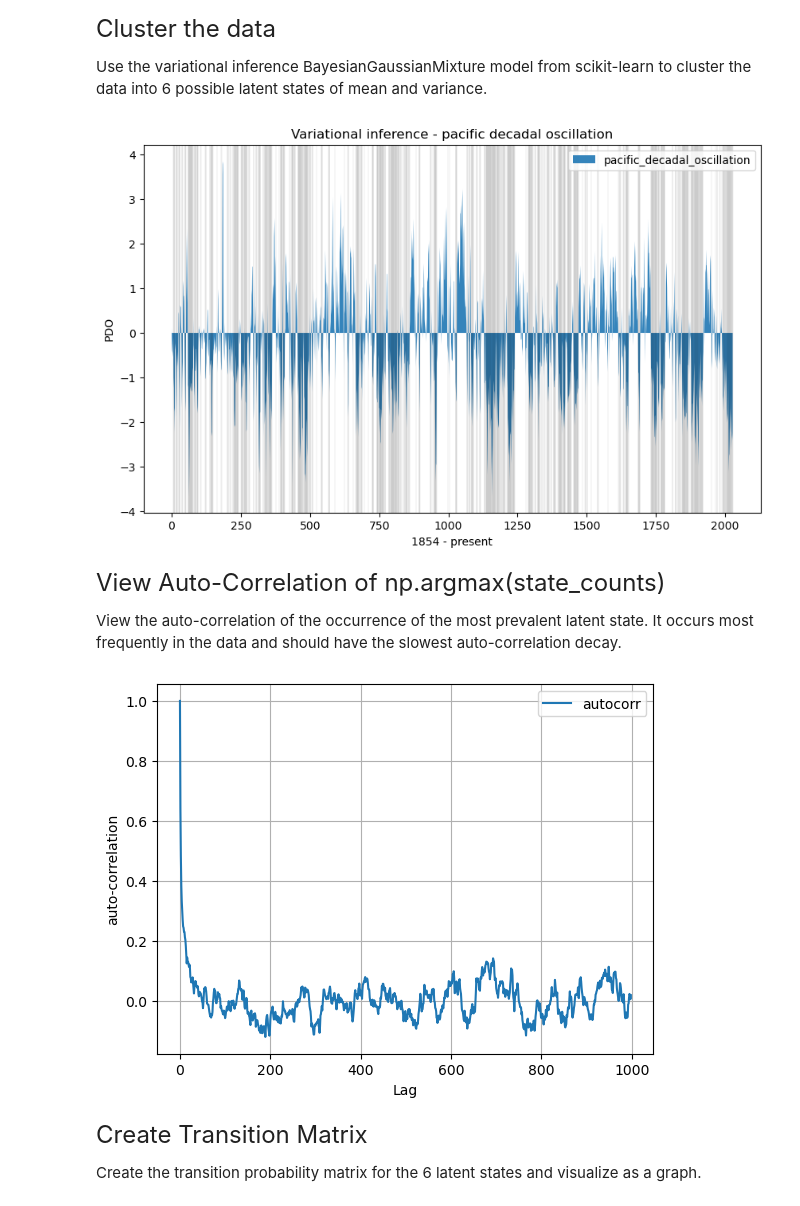
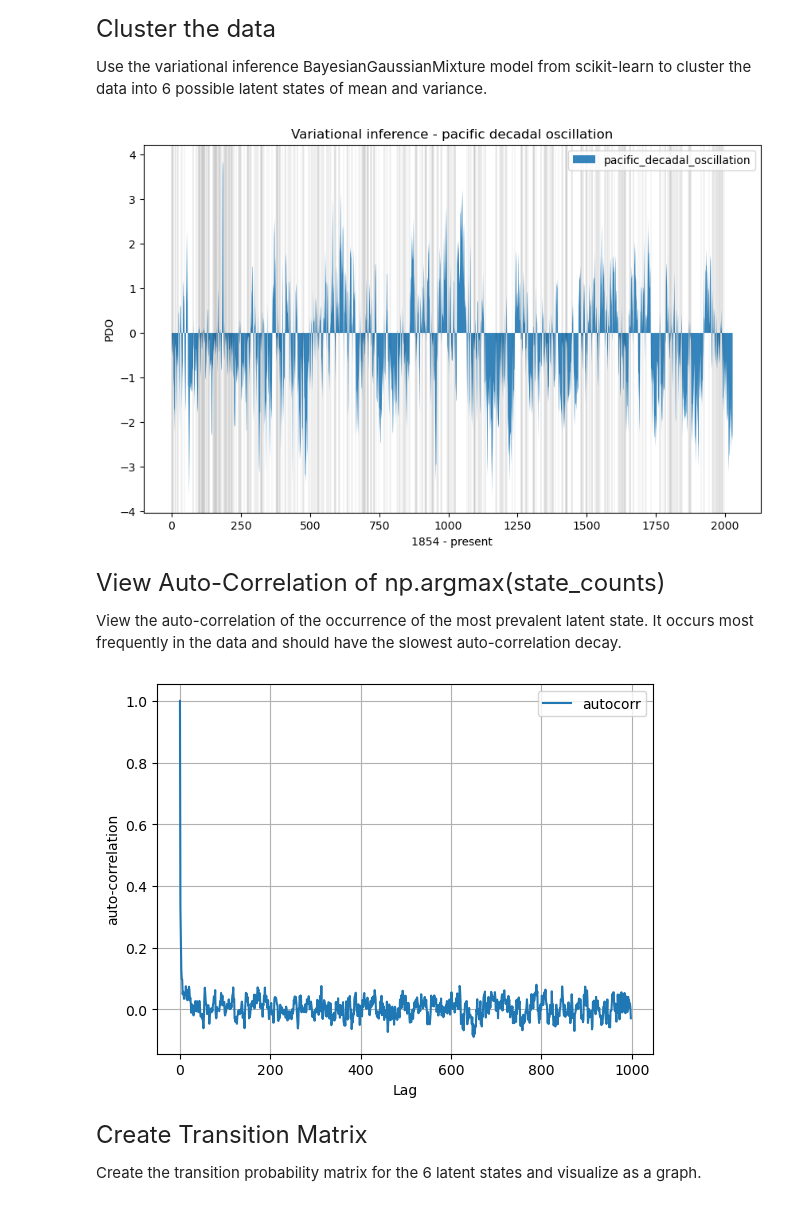
Before and after one commit to regimelab/notebooks, a Jupyter notebook: research/pacific_decadal_oscillation.ipynb, the cells around one changed output. Drawn from its saved outputs; the diff is of its cells as text; code cells hidden in the pictures.

```diff
--- a/research/pacific_decadal_oscillation.ipynb
+++ b/research/pacific_decadal_oscillation.ipynb
@@ -38,36 +38,36 @@ for val in pdo['Year  Jan   Feb   Mar   Apr   May   Jun   Jul   Aug   Sep   Oct
 pdo_array = np.array(pdo_array).flatten().reshape(-1, 1)
 num_components=30
 random_seed=314
 
 # Fit Variational inference model
 dpgmm_model = mix.BayesianGaussianMixture(n_components=num_components,
                                           weight_concentration_prior_type='dirichlet_process',
-                                          n_init=2,
-                                          max_iter=100,
+                                          n_init=100,
+                                          max_iter=25,
                                           random_state=random_seed)
 states = dpgmm_model.fit_predict(pdo_array)
 
 # Plot results
 fig,ax = plt.subplots(figsize=(10, 6
                               ))
 ax.stackplot(range(len(pdo_array)), pdo_array.flatten(), alpha=0.9)
 
 # Include states
 state_counts = np.zeros(num_components)
 for M in states:
   state_counts[M] += 1
 
 for M in range(len(states)):
   if states[M] == np.argmax(state_counts):
     ax.axvline(M, color='black', alpha=0.035)
 
 plt.title('Variational inference - pacific decadal oscillation')
 plt.ylabel('PDO')
 plt.xlabel('1854 - present')
 plt.legend(labels=['pacific_decadal_oscillation'])
 plt.show()
 # %% [output]
-[figure, old version]
+[figure, new version]
 # %% [markdown]
 <font size=5> View Auto-Correlation of np.argmax(state_counts) </font>
 
@@ -88,7 +88,7 @@ plt.ylabel('auto-correlation')
 plt.grid(True)
 plt.show()
 # %% [output]
-[figure, old version]
+[figure, new version]
 # %% [markdown]
 <font size=5> Create Transition Matrix </font>
 
```
Also changed, not shown: parts of 2 cells of this notebook.
